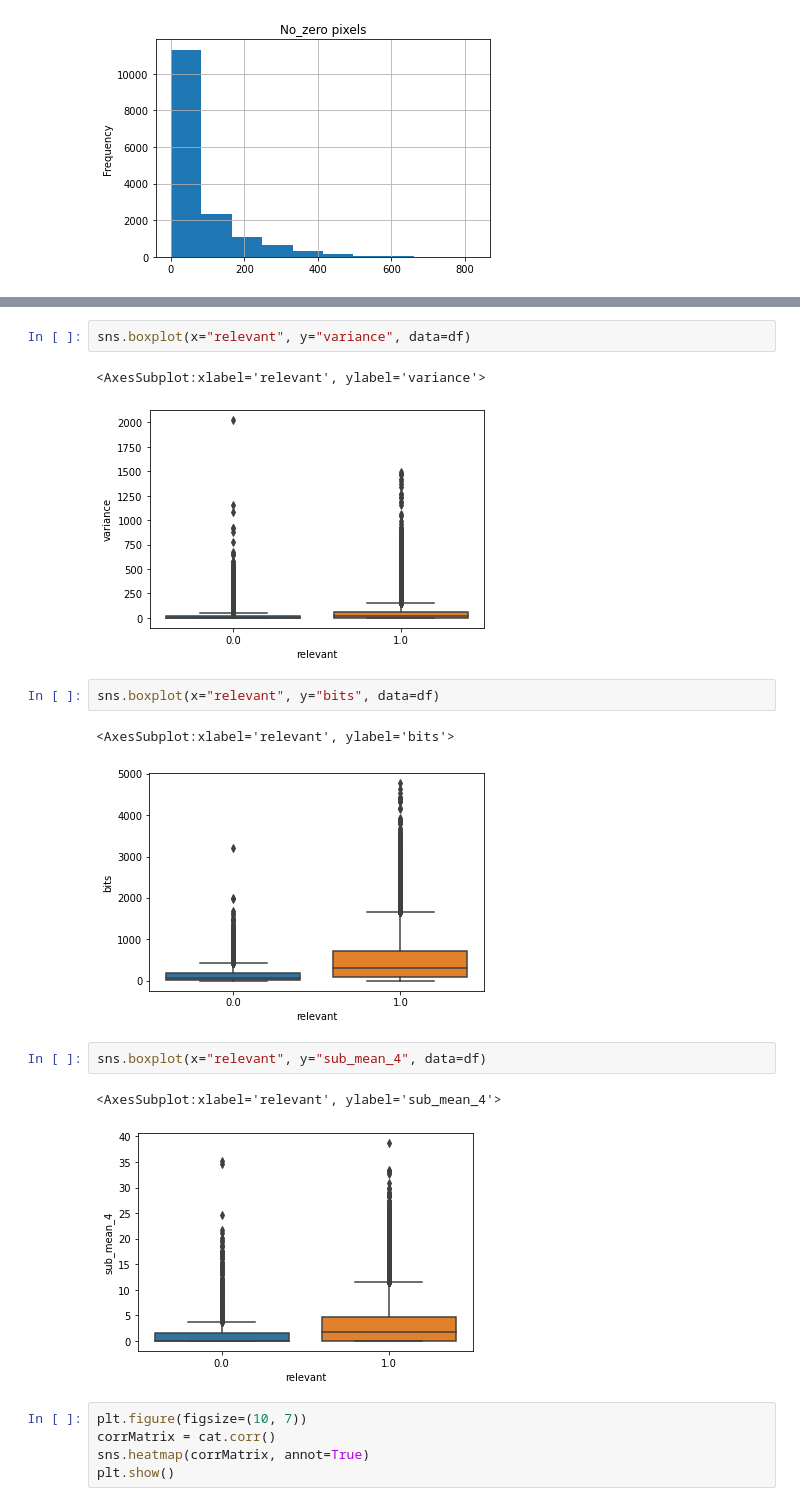
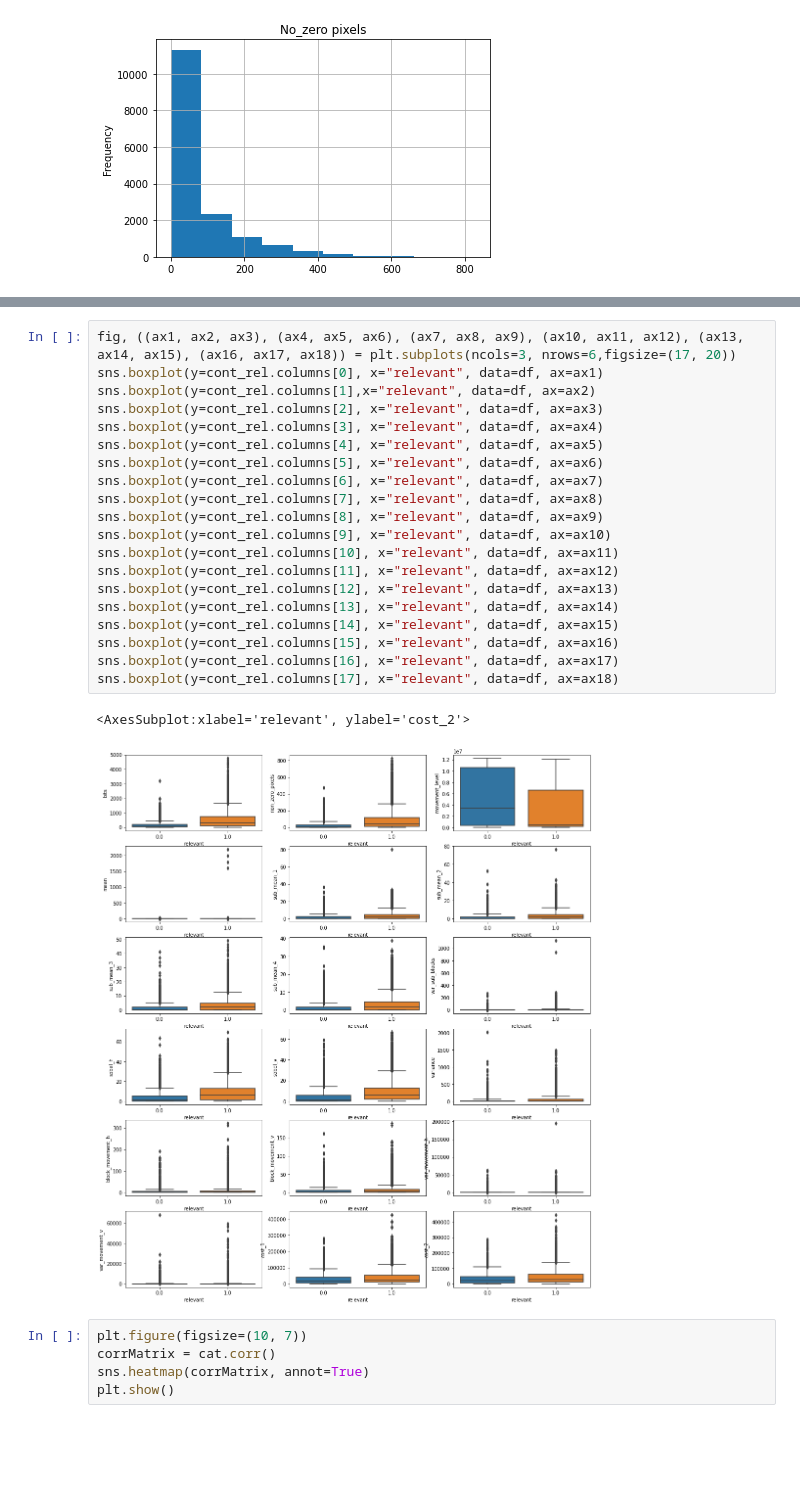
Before and after one commit to ostapkharysh/ColonoscopyDetection, a Jupyter notebook: DataDescription.ipynb, the cells around one changed output, grey strips where cells are left out. Saved outputs shown, nothing was run; the diff lists cells and outputs as text; blank space fills up the shorter version.

Commit message:
"Adding a plot"

```diff
--- a/DataDescription.ipynb
+++ b/DataDescription.ipynb
@@ -162,18 +157,26 @@ sns.boxplot(x="relevant", y="non_zero_pixels", data=df)
-# %%
-sns.boxplot(x="relevant", y="variance", data=df)
-# %% [output]
-<AxesSubplot:xlabel='relevant', ylabel='variance'>
-[figure, removed]
-# %%
-sns.boxplot(x="relevant", y="bits", data=df)
-# %% [output]
-<AxesSubplot:xlabel='relevant', ylabel='bits'>
-[figure, removed]
-# %%
-sns.boxplot(x="relevant", y="sub_mean_4", data=df)
-# %% [output]
-<AxesSubplot:xlabel='relevant', ylabel='sub_mean_4'>
-[figure, removed]
+# %%
+fig, ((ax1, ax2, ax3), (ax4, ax5, ax6), (ax7, ax8, ax9), (ax10, ax11, ax12), (ax13, ax14, ax15), (ax16, ax17, ax18)) = plt.subplots(ncols=3, nrows=6,figsize=(17, 20))
+sns.boxplot(y=cont_rel.columns[0], x="relevant", data=df, ax=ax1)
+sns.boxplot(y=cont_rel.columns[1],x="relevant", data=df, ax=ax2)
+sns.boxplot(y=cont_rel.columns[2], x="relevant", data=df, ax=ax3)
+sns.boxplot(y=cont_rel.columns[3], x="relevant", data=df, ax=ax4)
+sns.boxplot(y=cont_rel.columns[4], x="relevant", data=df, ax=ax5)
+sns.boxplot(y=cont_rel.columns[5], x="relevant", data=df, ax=ax6)
+sns.boxplot(y=cont_rel.columns[6], x="relevant", data=df, ax=ax7)
+sns.boxplot(y=cont_rel.columns[7], x="relevant", data=df, ax=ax8)
+sns.boxplot(y=cont_rel.columns[8], x="relevant", data=df, ax=ax9)
+sns.boxplot(y=cont_rel.columns[9], x="relevant", data=df, ax=ax10)
+sns.boxplot(y=cont_rel.columns[10], x="relevant", data=df, ax=ax11)
+sns.boxplot(y=cont_rel.columns[11], x="relevant", data=df, ax=ax12)
+sns.boxplot(y=cont_rel.columns[12], x="relevant", data=df, ax=ax13)
+sns.boxplot(y=cont_rel.columns[13], x="relevant", data=df, ax=ax14)
+sns.boxplot(y=cont_rel.columns[14], x="relevant", data=df, ax=ax15)
+sns.boxplot(y=cont_rel.columns[15], x="relevant", data=df, ax=ax16)
+sns.boxplot(y=cont_rel.columns[16], x="relevant", data=df, ax=ax17)
+sns.boxplot(y=cont_rel.columns[17], x="relevant", data=df, ax=ax18)
+# %% [output]
+<AxesSubplot:xlabel='relevant', ylabel='cost_2'>
+[figure, added]
 # %%
 plt.figure(figsize=(10, 7))
 corrMatrix = cat.corr()
```
Also changed, not shown: parts of 1 cell of this notebook.
